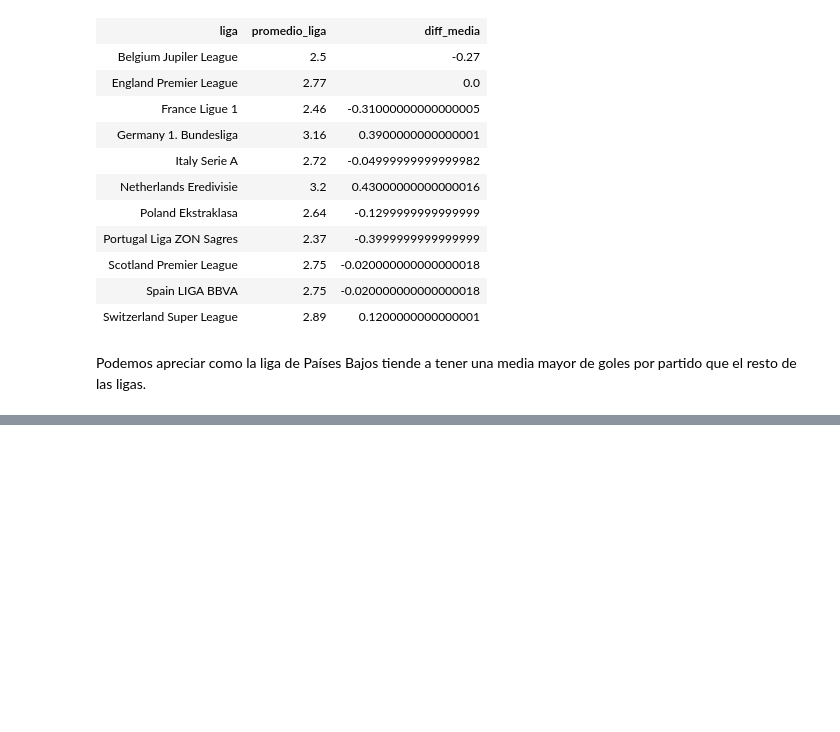
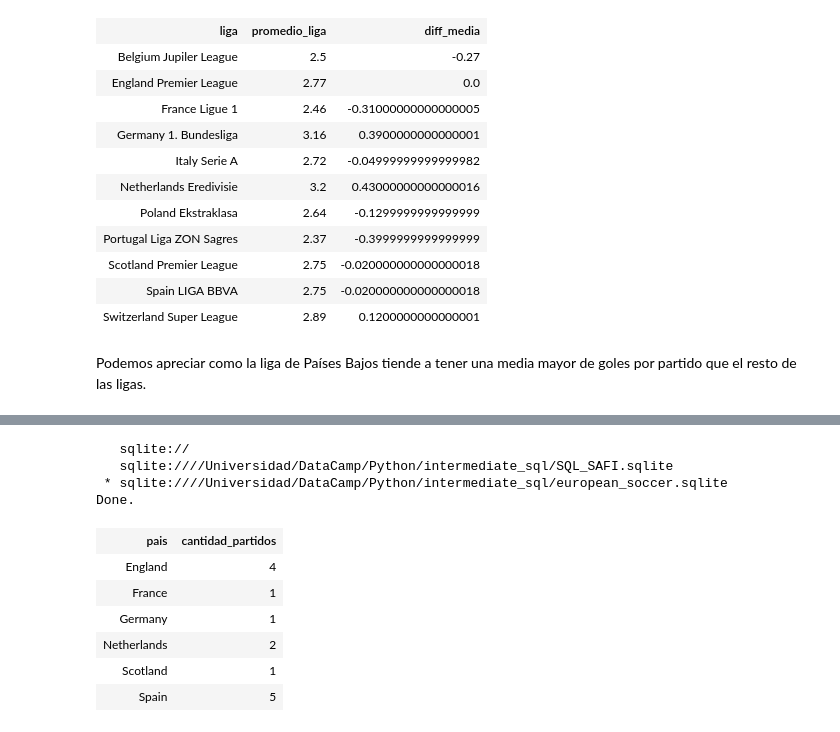
Before and after one commit to adinamarca/notebooks, a Jupyter notebook: SQL/intermediate_sql/notebook.ipynb, the cells around one changed output, grey strips where cells are left out. Saved outputs shown, nothing was run; the diff lists cells and outputs as text; code cells hidden in the pictures; blank space fills up the shorter version.

```diff
--- a/SQL/intermediate_sql/notebook.ipynb
+++ b/SQL/intermediate_sql/notebook.ipynb
@@ -2149,0 +2235,24 @@ Podemos apreciar como la liga de Países Bajos tiende a tener una media mayor de
+# %%
+%sql /* Veremos la cantidad de partidos por país con más de 10 goles */ \
+SELECT c.name AS pais, \
+COUNT(m.id) AS cantidad_partidos \
+FROM country AS c \
+LEFT JOIN match AS m \
+ON m.country_id = c.id /* coincidencia en id de países */ \
+LEFT JOIN team AS t \
+ON t.team_api_id = m.home_team_api_id /* coincidencia en id de equipo local */ \
+WHERE (m.away_team_goal + m.home_team_goal >= 10) AND \
+(t.team_api_id = m.home_team_api_id) \
+GROUP BY pais
+# %% [output]
+   sqlite://
+   sqlite:////Universidad/DataCamp/Python/intermediate_sql/SQL_SAFI.sqlite
+ * sqlite:////Universidad/DataCamp/Python/intermediate_sql/european_soccer.sqlite
+Done.
+| pais | cantidad_partidos |
+| England | 4 |
+| France | 1 |
+| Germany | 1 |
+| Netherlands | 2 |
+| Scotland | 1 |
+| Spain | 5 |
```
Also changed, not shown: parts of 8 cells of this notebook.
